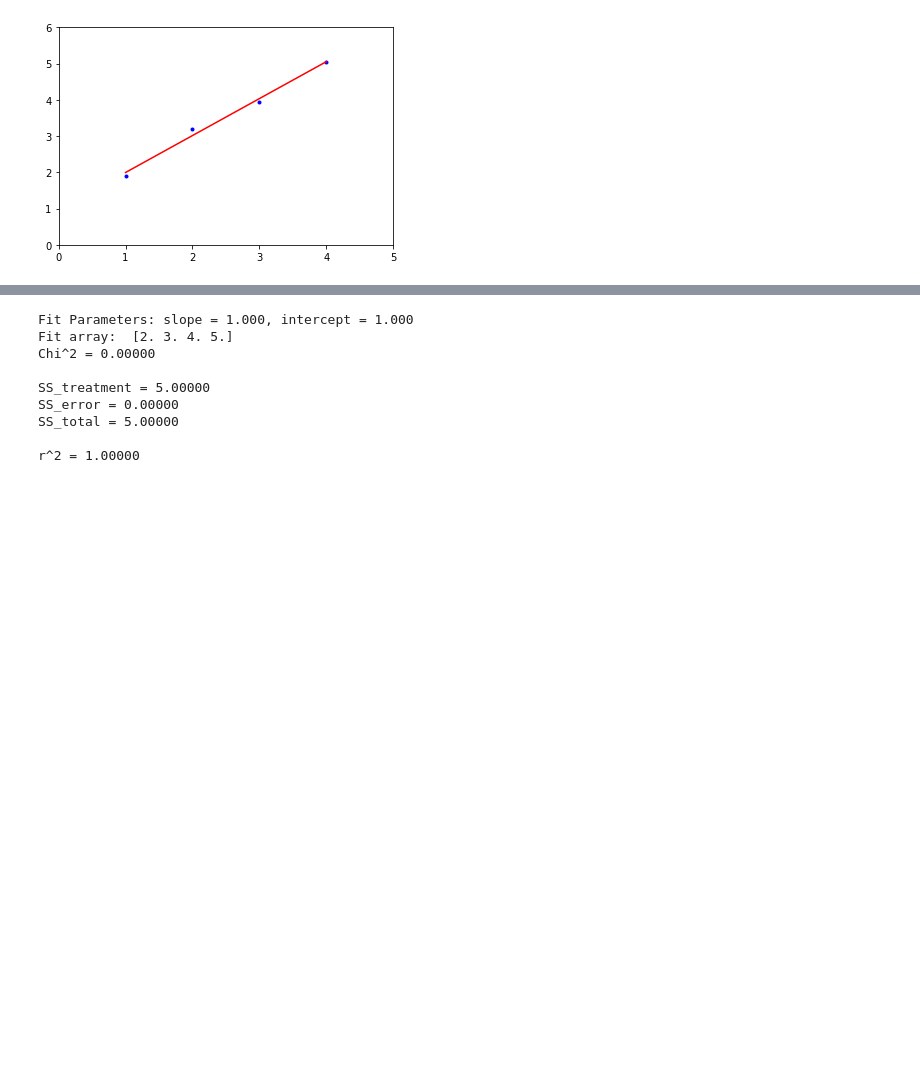
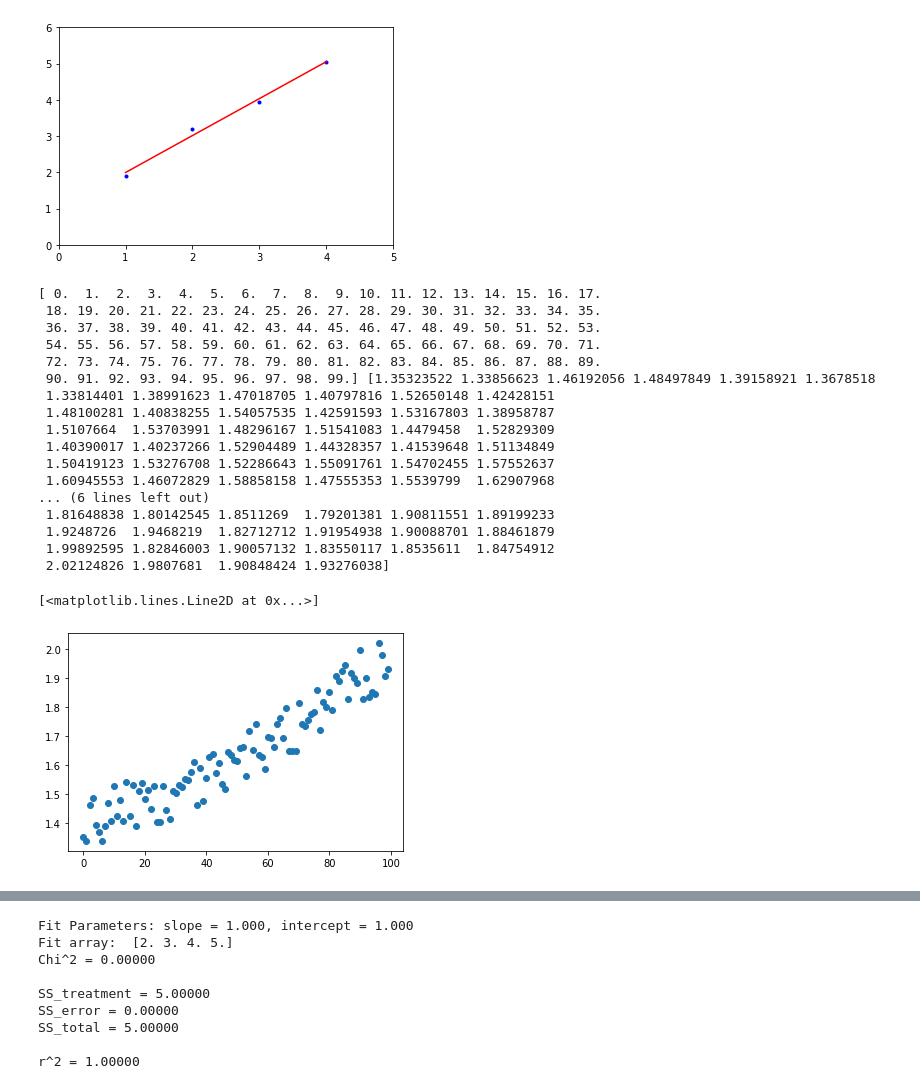
Before and after one commit to brash99/phys341, a Jupyter notebook: grazina/BasicLinearRegression.ipynb, the cells around one changed output, grey strips where cells are left out. Drawn from its saved outputs; the diff is of its cells as text; code cells hidden in the pictures; blank space fills up the shorter version.

```diff
--- a/grazina/BasicLinearRegression.ipynb
+++ b/grazina/BasicLinearRegression.ipynb
@@ -87,3 +87,36 @@ SS_total = 5.30300
 
 r^2 = 0.99048
 [figure]
+# %%
+x = np.array([float(i) for i in range(100)])
+beta0 = 1.4
+beta1 = 0.0025
+beta2 = 0.000034
+
+import random
+delta = [random.uniform(-0.1,0.1) for i in range(len(x))]
+
+y = beta0 + beta1*x + beta2*x*x + delta
+
+print (x,y)
+plt.plot(x,y,'o')
+# %% [output]
+[ 0.  1.  2.  3.  4.  5.  6.  7.  8.  9. 10. 11. 12. 13. 14. 15. 16. 17.
+ 18. 19. 20. 21. 22. 23. 24. 25. 26. 27. 28. 29. 30. 31. 32. 33. 34. 35.
+ 36. 37. 38. 39. 40. 41. 42. 43. 44. 45. 46. 47. 48. 49. 50. 51. 52. 53.
+ 54. 55. 56. 57. 58. 59. 60. 61. 62. 63. 64. 65. 66. 67. 68. 69. 70. 71.
+ 72. 73. 74. 75. 76. 77. 78. 79. 80. 81. 82. 83. 84. 85. 86. 87. 88. 89.
+ 90. 91. 92. 93. 94. 95. 96. 97. 98. 99.] [1.35323522 1.33856623 1.46192056 1.48497849 1.39158921 1.3678518
+ 1.33814401 1.38991623 1.47018705 1.40797816 1.52650148 1.42428151
+ 1.48100281 1.40838255 1.54057535 1.42591593 1.53167803 1.38958787
+ 1.5107664  1.53703991 1.48296167 1.51541083 1.4479458  1.52829309
+ 1.40390017 1.40237266 1.52904489 1.44328357 1.41539648 1.51134849
+ 1.50419123 1.53276708 1.52286643 1.55091761 1.54702455 1.57552637
+ 1.60945553 1.46072829 1.58858158 1.47555353 1.5539799  1.62907968
+... (6 lines left out)
+ 1.81648838 1.80142545 1.8511269  1.79201381 1.90811551 1.89199233
+ 1.9248726  1.9468219  1.82712712 1.91954938 1.90088701 1.88461879
+ 1.99892595 1.82846003 1.90057132 1.83550117 1.8535611  1.84754912
+ 2.02124826 1.9807681  1.90848424 1.93276038]
+[<matplotlib.lines.Line2D at 0x...>]
+[figure, added]
```
Also changed, not shown: parts of 1 cell of this notebook, 3 other files.
